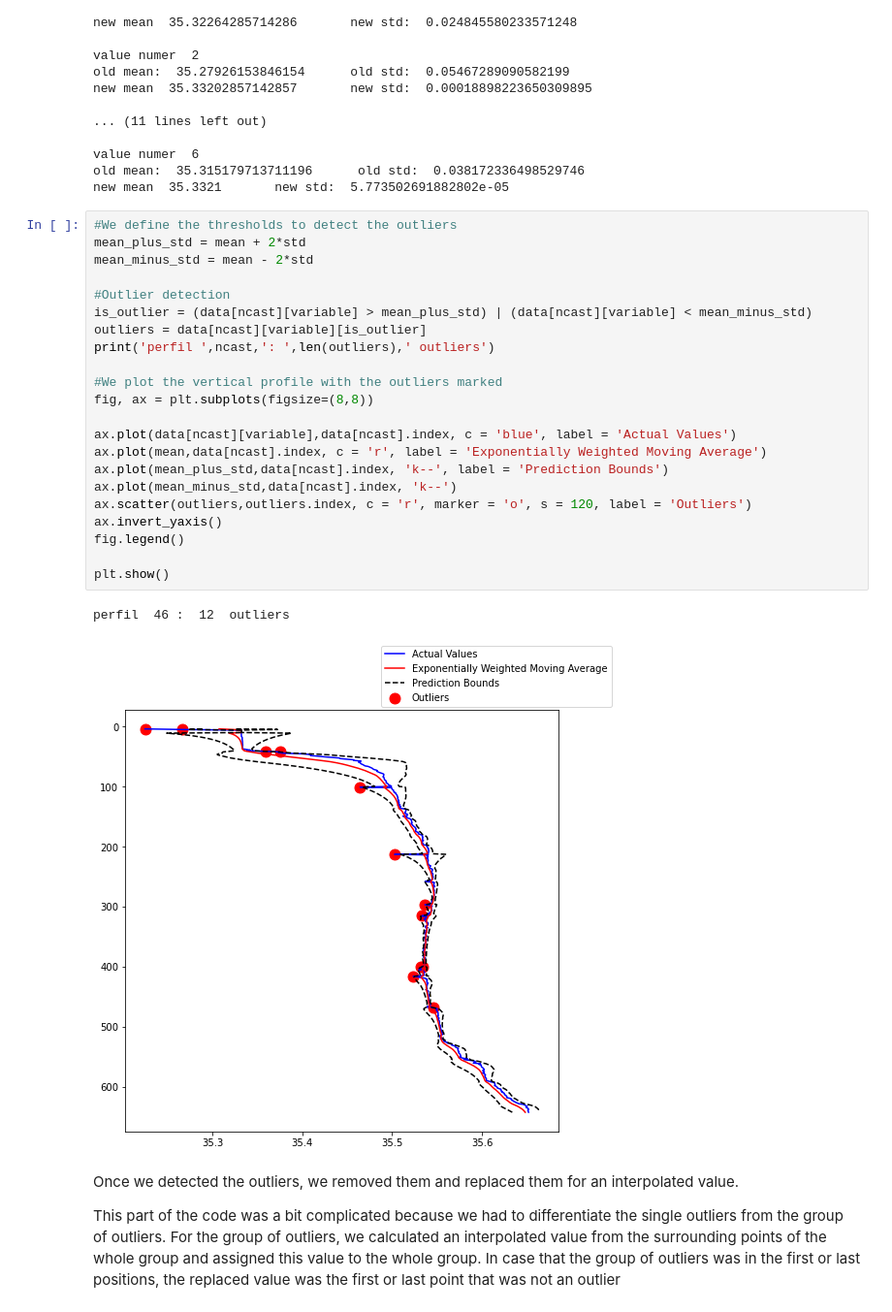
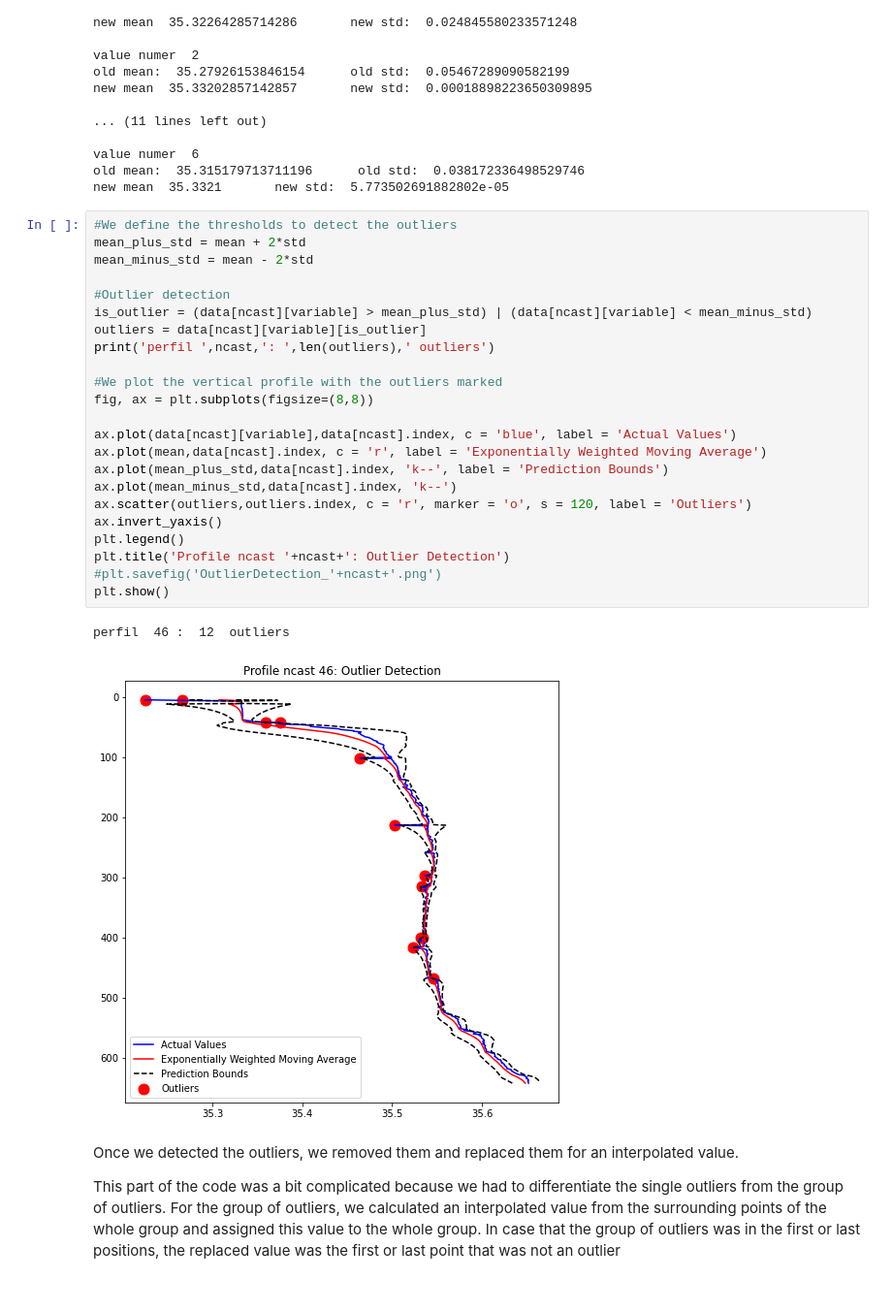
Before and after one commit to zpau/TFM, a Jupyter notebook: 3_Outliers/Outliers_2ndApproach.ipynb, the cells around one changed output. Shown at 97% size. Saved outputs shown, nothing was run; the diff lists cells and outputs as text.

```diff
--- a/3_Outliers/Outliers_2ndApproach.ipynb
+++ b/3_Outliers/Outliers_2ndApproach.ipynb
@@ -71,28 +71,29 @@ new mean  35.3321       new std:  5.773502691882802e-05
 # %%
 #We define the thresholds to detect the outliers
 mean_plus_std = mean + 2*std
 mean_minus_std = mean - 2*std
 
 #Outlier detection
 is_outlier = (data[ncast][variable] > mean_plus_std) | (data[ncast][variable] < mean_minus_std)
 outliers = data[ncast][variable][is_outlier]
 print('perfil ',ncast,': ',len(outliers),' outliers')
 
 #We plot the vertical profile with the outliers marked
 fig, ax = plt.subplots(figsize=(8,8))
 
 ax.plot(data[ncast][variable],data[ncast].index, c = 'blue', label = 'Actual Values')
 ax.plot(mean,data[ncast].index, c = 'r', label = 'Exponentially Weighted Moving Average')
 ax.plot(mean_plus_std,data[ncast].index, 'k--', label = 'Prediction Bounds')
 ax.plot(mean_minus_std,data[ncast].index, 'k--')
 ax.scatter(outliers,outliers.index, c = 'r', marker = 'o', s = 120, label = 'Outliers')
 ax.invert_yaxis()
-fig.legend()
-
+plt.legend()
+plt.title('Profile ncast '+ncast+': Outlier Detection')
+#plt.savefig('OutlierDetection_'+ncast+'.png')
 plt.show()
 # %% [output]
 perfil  46 :  12  outliers
-[figure, old version]
+[figure, new version]
 # %% [markdown]
 Once we detected the outliers, we removed them and replaced them for an interpolated value.
 
```
Also changed, not shown: parts of 1 cell of this notebook.
